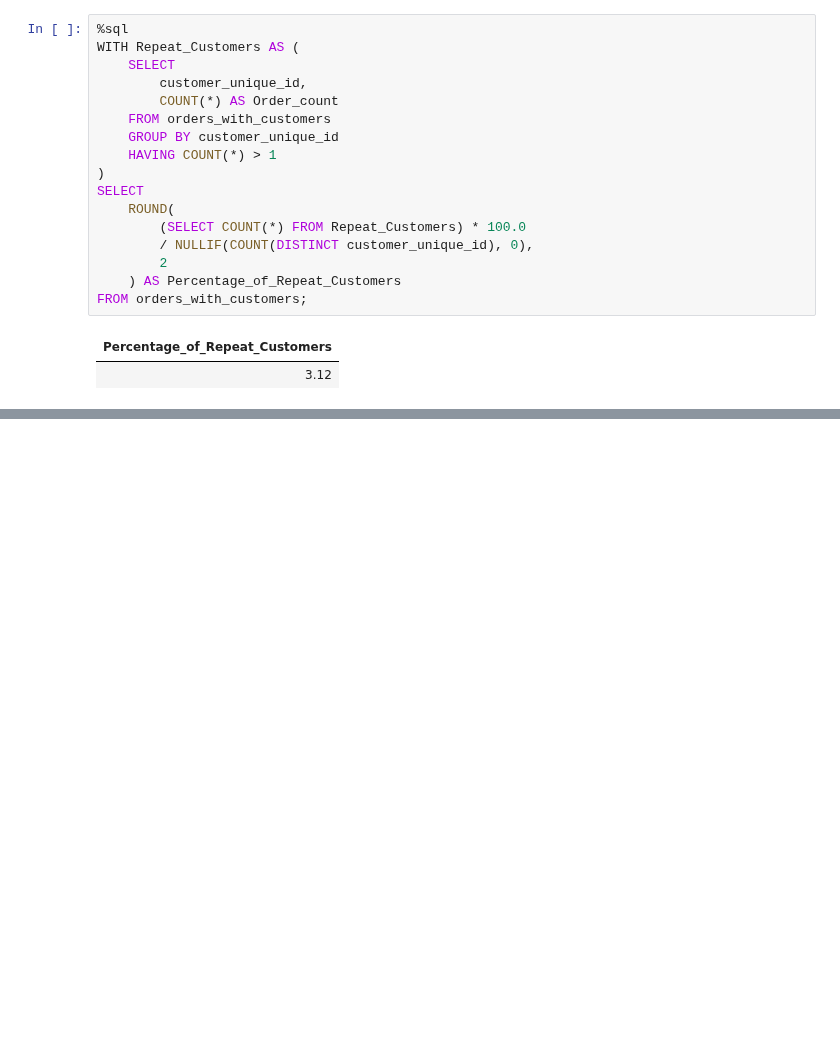
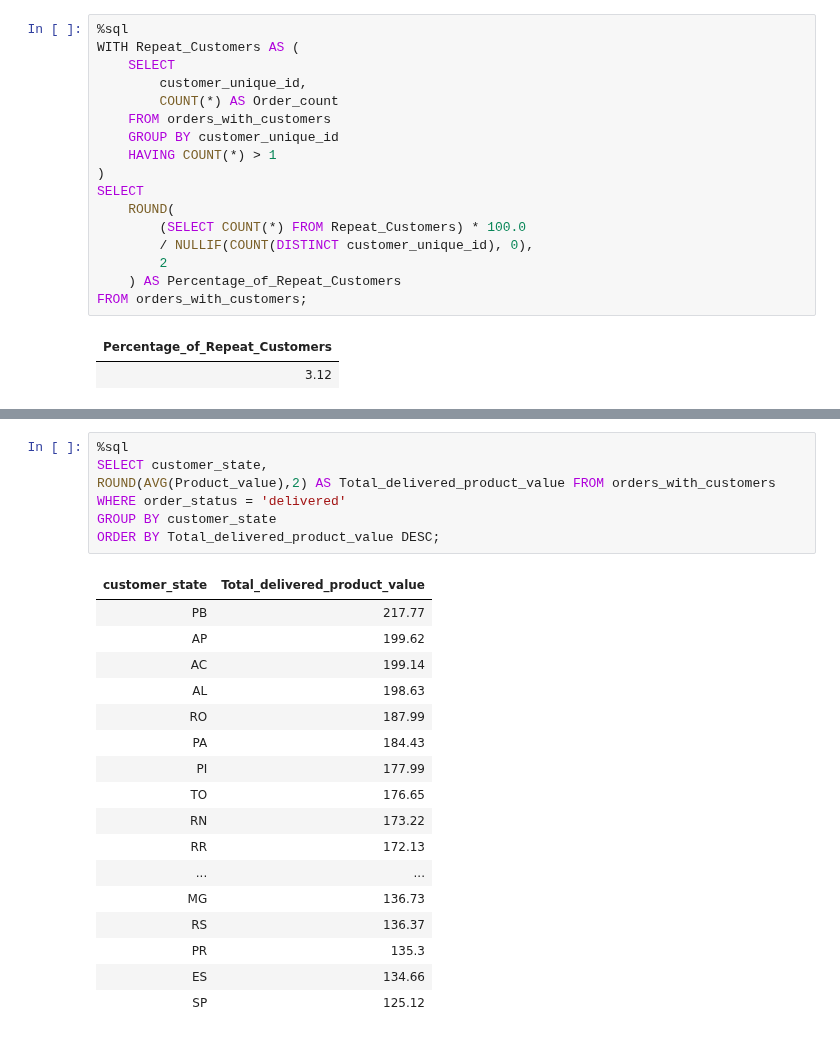
Before and after one commit to utsahpradhan/olist-marketplace-analytics, a Jupyter notebook: Olist_Analysis.ipynb, the cells around one changed output, grey strips where cells are left out. Cells and saved outputs as stored; diff of their text form; blank space fills up the shorter version.

```diff
--- a/Olist_Analysis.ipynb
+++ b/Olist_Analysis.ipynb
@@ -1272,0 +1298,25 @@ FROM orders_with_customers;
+# %%
+%sql
+SELECT customer_state,
+ROUND(AVG(Product_value),2) AS Total_delivered_product_value FROM orders_with_customers
+WHERE order_status = 'delivered'
+GROUP BY customer_state
+ORDER BY Total_delivered_product_value DESC;
+# %% [output]
+| customer_state | Total_delivered_product_value |
+| PB | 217.77 |
+| AP | 199.62 |
+| AC | 199.14 |
+| AL | 198.63 |
+| RO | 187.99 |
+| PA | 184.43 |
+| PI | 177.99 |
+| TO | 176.65 |
+| RN | 173.22 |
+| RR | 172.13 |
+| ... | ... |
+| MG | 136.73 |
+| RS | 136.37 |
+| PR | 135.3 |
+| ES | 134.66 |
+| SP | 125.12 |
```
Also changed, not shown: parts of 5 cells of this notebook.
